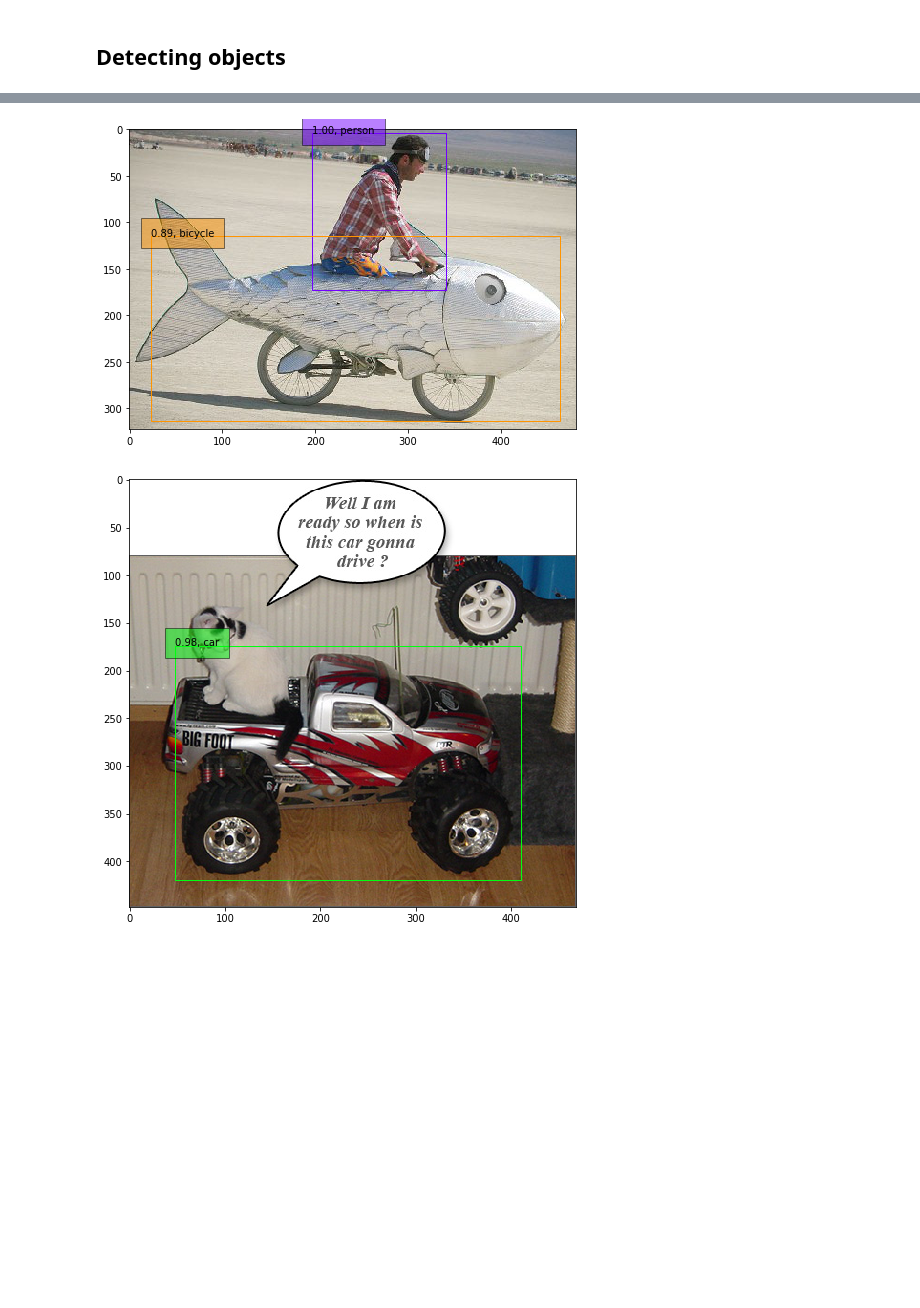
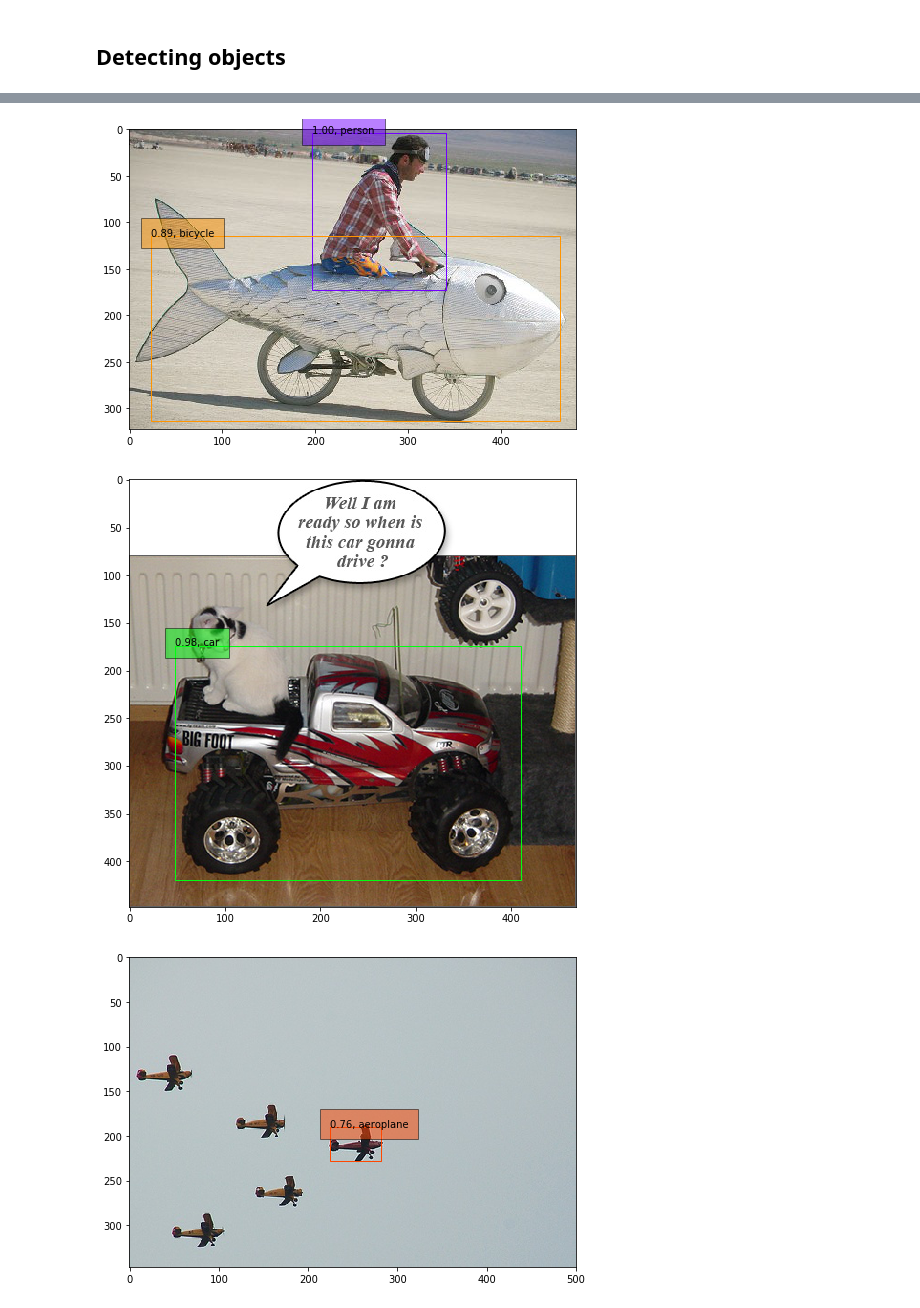
Before and after one commit to oarriaga/SSD-keras, a Jupyter notebook: src/visualization.ipynb, the cells around one changed output, grey strips where cells are left out. Cells and saved outputs as stored; diff of their text form; code cells hidden in the pictures; blank space fills up the shorter version.

```diff
--- a/src/visualization.ipynb
+++ b/src/visualization.ipynb
@@ -176,22 +176,23 @@ from utils.datasets import get_arg_to_class
 # %%
 weights_path = '../trained_models/weights_SSD300.hdf5'
 image_paths = glob.glob('../images/*.jpg')
 class_names = get_class_names(dataset_name)
 class_decoder = get_arg_to_class(class_names)
 num_classes = len(class_names)
 probability_threshold = .6
 model = SSD300(num_classes=21, weights_path='../trained_models/weights_SSD300.hdf5')
 for image_path in image_paths:
     image_array = load_image(image_path, input_shape)
     original_image_array = image_to_array(load_pil_image(image_path))
     original_image_size = get_image_size(image_path)
     selected_boxes = predict(model, image_array, prior_boxes, original_image_size,
-                             num_classes, probability_threshold)
+                             num_classes, probability_threshold, .5)
     draw_image_boxes(selected_boxes, original_image_array, class_decoder,
                                                          normalized=False)
 # %% [output]
 [figure]
 [figure]
 [figure]
 [figure]
 [figure]
+[figure, added]
```
Also changed, not shown: parts of 2 cells of this notebook, 6 other files.
